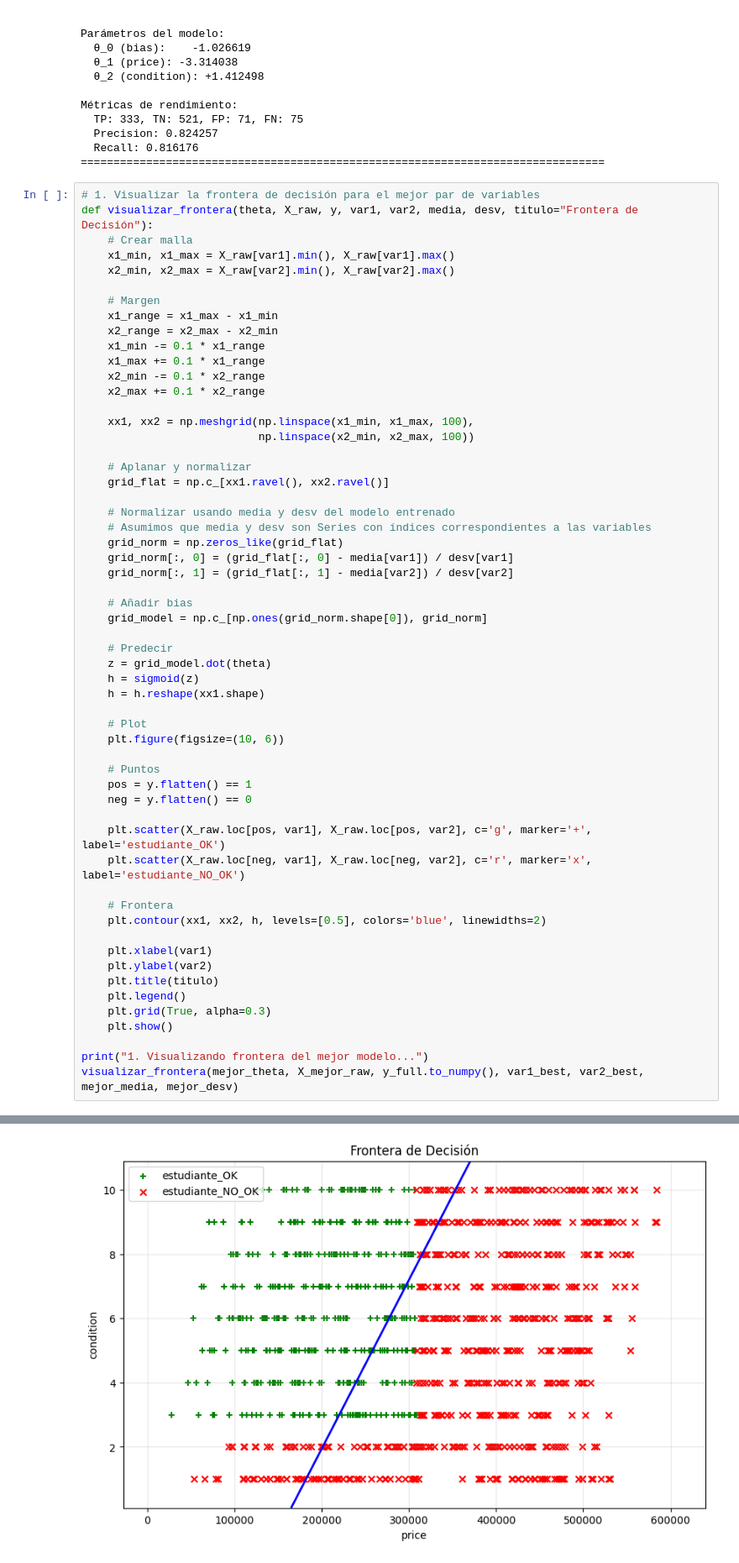
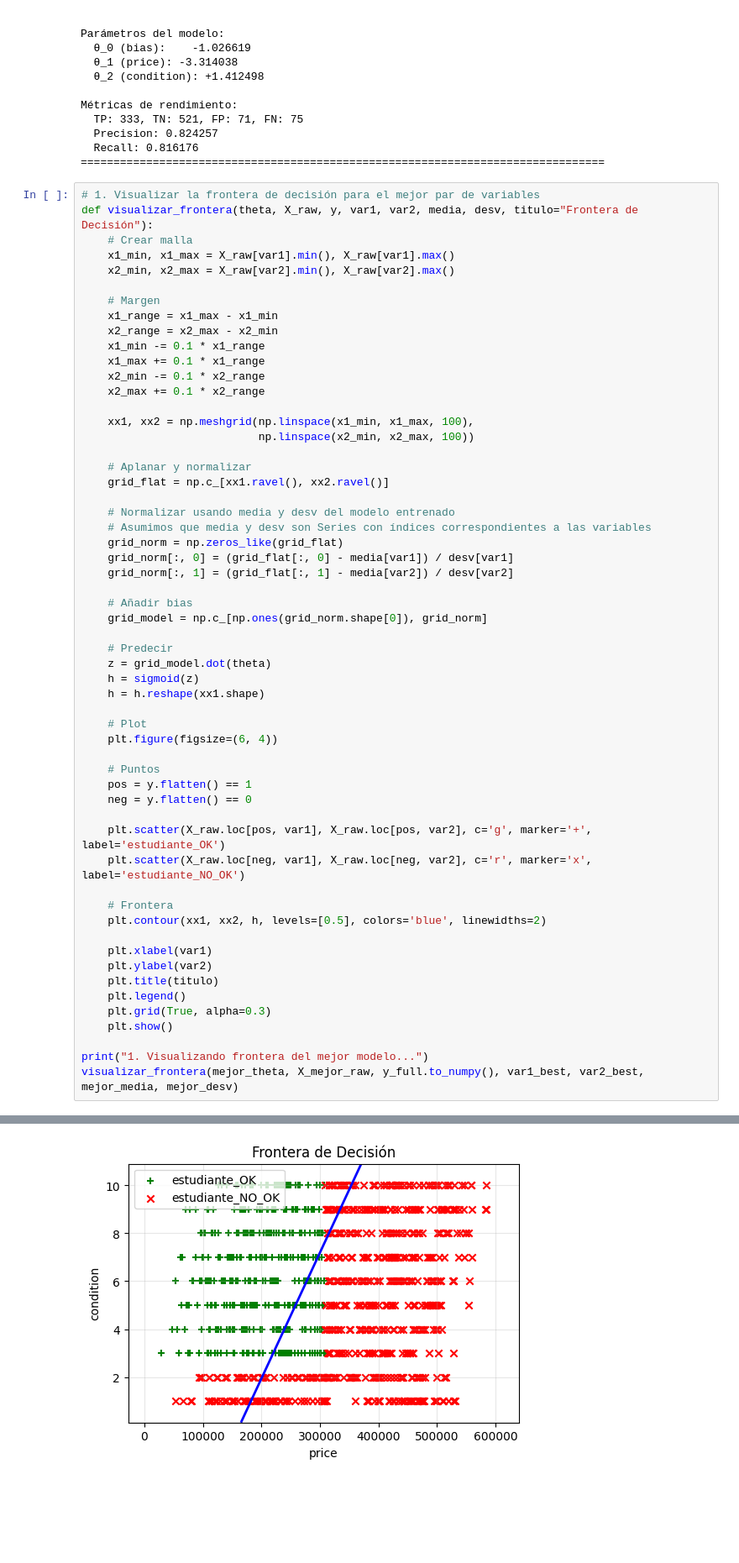
Before and after one commit to IA-devs-UPO/Trabajo1_IA, a Jupyter notebook: RegresionLogistica Mod5/regresion_logistica_modificacion5.ipynb, the cells around one changed output, grey strips where cells are left out. Shown at 84% size. Drawn from its saved outputs; the diff is of its cells as text; blank space fills up the shorter version.

```diff
--- a/RegresionLogistica Mod5/regresion_logistica_modificacion5.ipynb
+++ b/RegresionLogistica Mod5/regresion_logistica_modificacion5.ipynb
@@ -858,32 +850,32 @@ def visualizar_frontera(theta, X_raw, y, var1, var2, media, desv, titulo="Fronte
     grid_model = np.c_[np.ones(grid_norm.shape[0]), grid_norm]
 
     # Predecir
     z = grid_model.dot(theta)
     h = sigmoid(z)
     h = h.reshape(xx1.shape)
 
     # Plot
-    plt.figure(figsize=(10, 6))
+    plt.figure(figsize=(6, 4))
 
     # Puntos
     pos = y.flatten() == 1
     neg = y.flatten() == 0
 
     plt.scatter(X_raw.loc[pos, var1], X_raw.loc[pos, var2], c='g', marker='+', label='estudiante_OK')
     plt.scatter(X_raw.loc[neg, var1], X_raw.loc[neg, var2], c='r', marker='x', label='estudiante_NO_OK')
 
     # Frontera
     plt.contour(xx1, xx2, h, levels=[0.5], colors='blue', linewidths=2)
 
     plt.xlabel(var1)
     plt.ylabel(var2)
     plt.title(titulo)
     plt.legend()
     plt.grid(True, alpha=0.3)
     plt.show()
 
 print("1. Visualizando frontera del mejor modelo...")
 visualizar_frontera(mejor_theta, X_mejor_raw, y_full.to_numpy(), var1_best, var2_best, mejor_media, mejor_desv)
 # %% [output]
 1. Visualizando frontera del mejor modelo...
-[figure, old version]
+[figure, new version]
```
Also changed, not shown: parts of 12 cells of this notebook, 1 other file.
